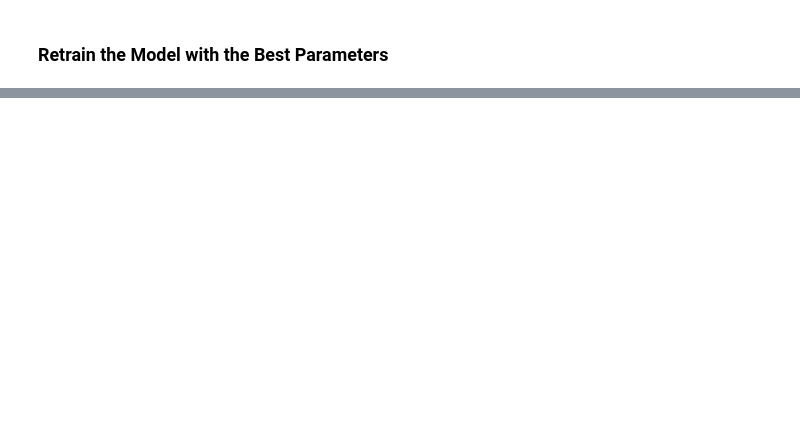
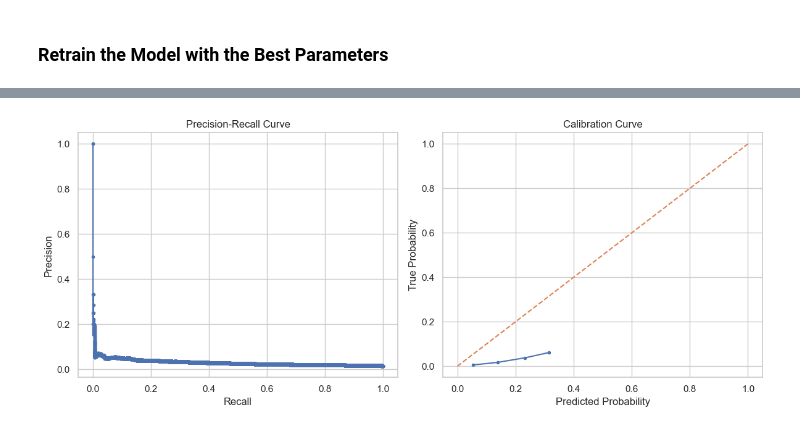
Before and after one commit to igorconsulting/modern-ml, a Jupyter notebook: week_1/notebooks/5_train_the_model.ipynb, the cells around one changed output, grey strips where cells are left out. Saved outputs shown, nothing was run; the diff lists cells and outputs as text; code cells hidden in the pictures; blank space fills up the shorter version.

```diff
--- a/week_1/notebooks/5_train_the_model.ipynb
+++ b/week_1/notebooks/5_train_the_model.ipynb
@@ -282,11 +276,12 @@ print(f"The naive ranking: {feat_selector.ranking_absolutes_}")
 # %% [markdown]
 ### Train a Vanilla CatBoost Model with Selected Features
 # %%
-cat_features_selected = [feature for feature in selected_features if feature in cat_features]
-model_selected = CatBoostClassifier(auto_class_weights='Balanced', eval_metric='PRAUC:use_weights=false', cat_features=cat_features, verbose=True)
-model_selected.fit(X_train[selected_features], y_train, eval_set=(X_validation[selected_features], y_validation))
+if selected_features == None:
+    selected_features = ["interest_rate", "tenure", "prior_crypto_balance", "prior_mean_balance", "prior_sum_days_between", "prior_std_days_between", "prior_mean_days_between", "prior_max_days_between", "prior_mean_bank_transfer_in", "prior_mean_bank_transfer_out", "prior_mean_crypto_out", "prior_mean_bank_transfer_in_volume", "prior_mean_crypto_in_volume", "prior_sum_crypto_in_volume", "prior_sum_crypto_out_volume", "prior_10D_std_days_between", "prior_10D_mean_bank_transfer_out", "prior_10D_mean_balance", "prior_90D_mean_days_between", "prior_90D_std_days_between", "prior_90D_min_days_between", "prior_90D_mean_bank_transfer_out", "prior_180D_sum_days_between", "prior_180D_mean_days_between", "prior_180D_std_days_between", "prior_180D_max_days_between", "prior_180D_min_days_between", "prior_365D_sum_days_between", "prior_365D_mean_days_between", "prior_365D_min_days_between", "prior_450D_sum_days_between", "prior_450D_mean_days_between", "prior_450D_std_days_between", "prior_450D_max_days_between", "country", "broad_job_category"]
+
+cat_features = ['country', 'broad_job_category']
+
+model_selected = CatBoostClassifier(auto_class_weights='Balanced', eval_metric='PRAUC:use_weights=false', cat_features=cat_features, verbose=True, random_seed=255)
+model_selected.fit(X_train[selected_features], y_train, eval_set=(X_validation[selected_features], y_validation), early_stopping_rounds=100)
 
 y_pred_selected = model_selected.predict_proba(X_validation[selected_features])[:, 1]
-
-# Model metrics report
-clf_metric_report(y_pred_selected, y_validation)
@@ -360,3 +426,16 @@ with open(best_params_path, 'w') as f:
     json.dump(best_params, f, indent=4)
 # %% [markdown]
 ### Retrain the Model with the Best Parameters
+# %%
+if best_params == None:
+    best_params = {'iterations': 750, 'depth': 8, 'colsample_bylevel': 0.8, 'subsample': 0.5, 'learning_rate': 0.020432250208778428, 'auto_class_weights': 'SqrtBalanced'}
+
+
+#model_best = CatBoostClassifier(**best_params, eval_metric='PRAUC:use_weights=false', cat_features=cat_features, early_stopping_rounds=100, random_state=55)
+model_best = CatBoostClassifier(**best_params, eval_metric='PRAUC:use_weights=false', cat_features=cat_features, early_stopping_rounds=100, random_state=55)
+model_best.fit(X_train[selected_features], y_train, eval_set=(X_validation[selected_features], y_validation))
+
+y_pred_best = model_best.predict_proba(X_validation[selected_features])[:, 1]
+
+# Model metrics report
+clf_metric_report(y_pred_best, y_validation)
@@ -363,24 +460,18 @@ with open(best_params_path, 'w') as f:
 # %%
 if best_params == None:
     best_params = {
-        'random_strength': 1,
-        'learning_rate': 0.02,
-        'max_depth': 8,
-        'colsample_bylevel': 0.8,
-        'subsample': 0.7,
-        'eval_metric': 'PRAUC',
-        'random_seed': 42,
-        'auto_class_weights': 'Balanced',
-        'verbose': False
+        'iterations': 300, 'depth': 10, 'colsample_bylevel': 1.0, 'subsample': 0.8, 'learning_rate': 0.0035227238500242664, 'auto_class_weights': 'Balanced'
     }
 
 
-model_best = CatBoostClassifier(**best_params)
+model_best = CatBoostClassifier(**best_params, eval_metric='PRAUC:use_weights=false', cat_features=cat_features, early_stopping_rounds=100)
 model_best.fit(X_train[selected_features], y_train, eval_set=(X_validation[selected_features], y_validation))
 
 y_pred_best = model_best.predict_proba(X_validation[selected_features])[:, 1]
 
 # Model metrics report
 clf_metric_report(y_pred_best, y_validation)
+# %% [output]
+[figure, added]
 # %%
 # PR Curve and Calibration curve
```
Also changed, not shown: parts of 53 cells of this notebook, 21 other files.
